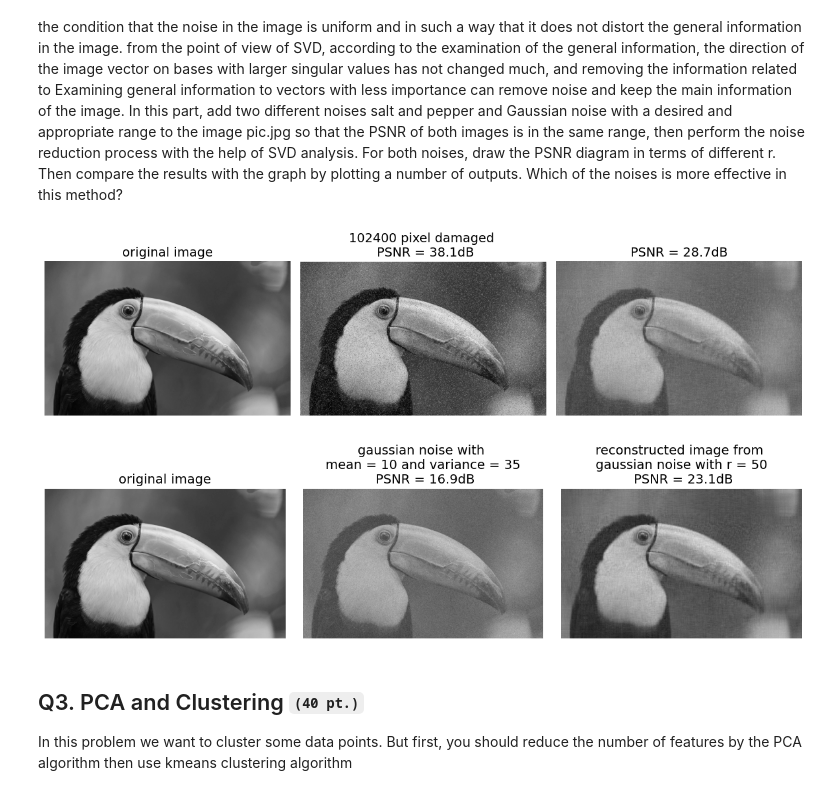
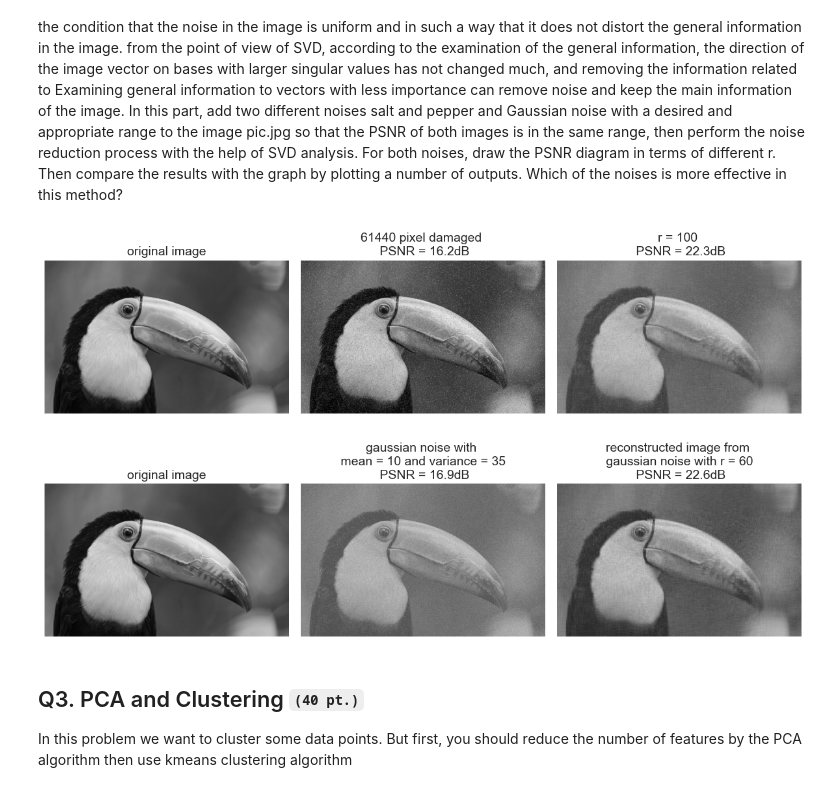
Before and after one commit to AliKouchekzade/MMIE_CHW3, a Jupyter notebook: CHW3.ipynb, the cells around one changed output. Cells and saved outputs as stored; diff of their text form; code cells hidden in the pictures.

```diff
--- a/CHW3.ipynb
+++ b/CHW3.ipynb
@@ -253,12 +253,12 @@ plt.axis('off')
 plt.title('original image',fontsize = 14)
 
 salt_paper_noise_image = image.copy()
-salt_paper_noise_pixel = 0.05
+salt_paper_noise_pixel = 0.03
 for i in range(int(salt_paper_noise_pixel * m * n)):
     row_random = np.random.randint(m,size=2)
     column_random = np.random.randint(n,size=2)
     salt_paper_noise_image[row_random[0],column_random[0]] , salt_paper_noise_image[row_random[1],column_random[1]] = 0,255
-diff = np.array(salt_paper_noise_image - image)
+diff = np.array(salt_paper_noise_image - image,dtype=np.float64)
 PSNR = 20 * np.log10(255) - 10 * np.log10(np.sum(diff ** 2) / (m * n))
 plt.subplot(132)
 plt.imshow(salt_paper_noise_image,cmap='gray')
@@ -269,47 +269,47 @@ r = 100
 U, eign, V = np.linalg.svd(salt_paper_noise_image)
 sigma = np.eye(m,n) @ np.diag(np.append(eign[:r],np.array([0] * (n - r))))
 salt_paper_noise_image_recons = U @ sigma @ V
-diff = np.array(salt_paper_noise_image_recons - image,dtype=np.uint8)
+diff = np.array(salt_paper_noise_image_recons - image,dtype=np.float64)
 PSNR = 20 * np.log10(255) - 10 * np.log10(np.sum(diff ** 2) / (m * n))
 plt.subplot(133)
 plt.imshow(salt_paper_noise_image_recons,cmap='gray')
-plt.title('PSNR = {:.3}dB'.format(PSNR),fontsize = 14)
+plt.title('r = {} \n PSNR = {:.3}dB'.format(r,PSNR),fontsize = 14)
 plt.axis('off')
 fig.tight_layout()
 plt.show()
 # %% [output]
-[figure, old version]
+[figure, new version]
 # %%
 fig = plt.figure(figsize=(12,6))
 plt.subplot(131)
 plt.imshow(image,'gray')
 plt.axis('off')
 plt.title('original image' , fontsize = 14)
 
 mean , var = 10 , 35
 gauss_noise_image = np.random.normal(mean,var,(m,n)) + image
-diff = np.array(gauss_noise_image - image)
+diff = np.array(gauss_noise_image - image,dtype=np.float64)
 PSNR =20 * np.log10(255) - 10 * np.log10(np.sum(diff ** 2) / (m * n))
 plt.subplot(132)
 plt.imshow(gauss_noise_image,cmap='gray')
 plt.title('gaussian noise with \n mean = {} and variance = {} \n PSNR = {:.3}dB'.format(mean,var,PSNR), fontsize = 14)
 plt.axis('off')
 
 
 plt.subplot(133)
-r = 50
+r = 60
 U, eign, V = np.linalg.svd(gauss_noise_image)
 sigma = np.eye(m,n) @ np.diag(np.append(eign[:r],np.array([0] * (n - r))))
 gauss_noise_image_recons = U @ sigma @ V
-diff = np.array(gauss_noise_image_recons - image)
+diff = np.array(gauss_noise_image_recons - image,dtype=np.float64)
 PSNR = 20 * np.log10(255) - 10 * np.log10(np.sum(diff ** 2) / (m * n))
 plt.imshow(gauss_noise_image_recons,cmap='gray')
 plt.title('reconstructed image from \n gaussian noise with r = {} \n PSNR = {:.3}dB'.format(r,PSNR), fontsize = 14)
 plt.axis('off')
 fig.tight_layout()
 plt.show()
 # %% [output]
-[figure, old version]
+[figure, new version]
 # %% [markdown]
 ##  Q3. PCA and Clustering <sub><sup>``(40 pt.)``</sup></sub>
 In this problem we want to cluster some data points.
```
Also changed, not shown: parts of 13 cells of this notebook.
